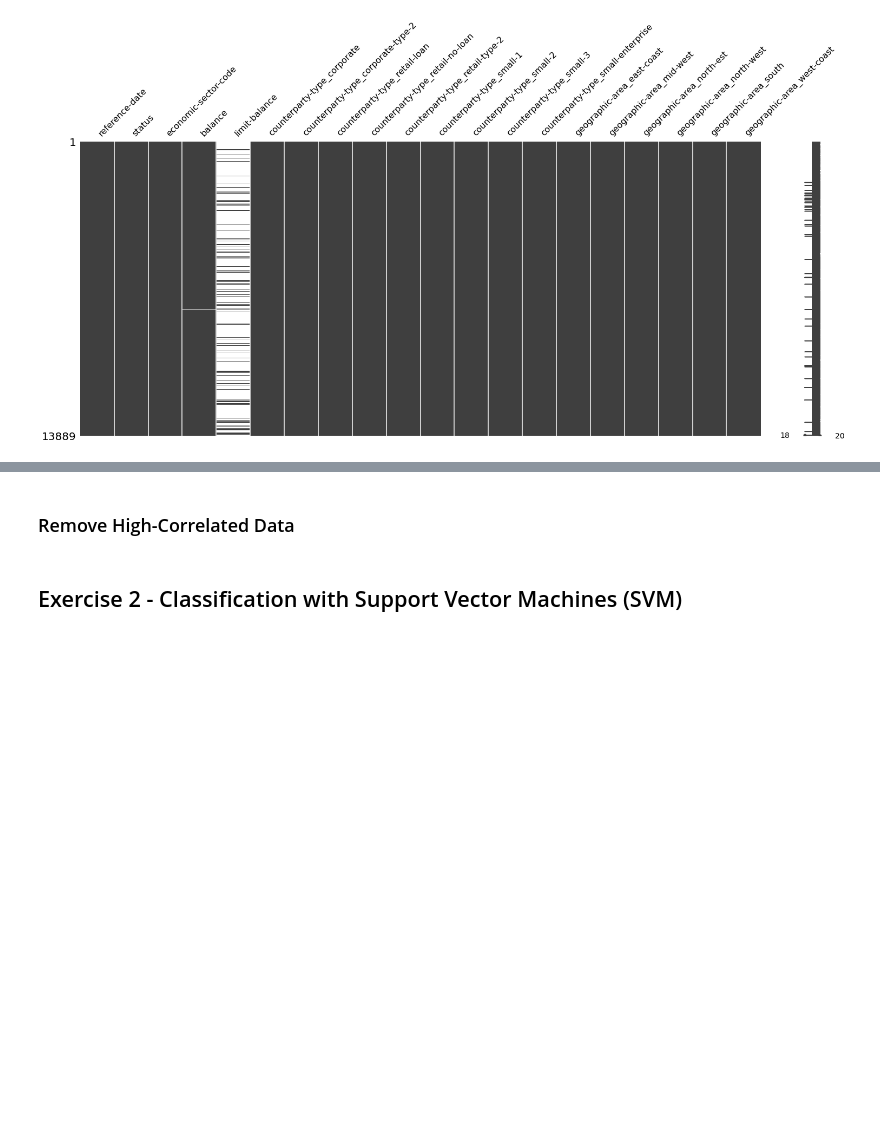
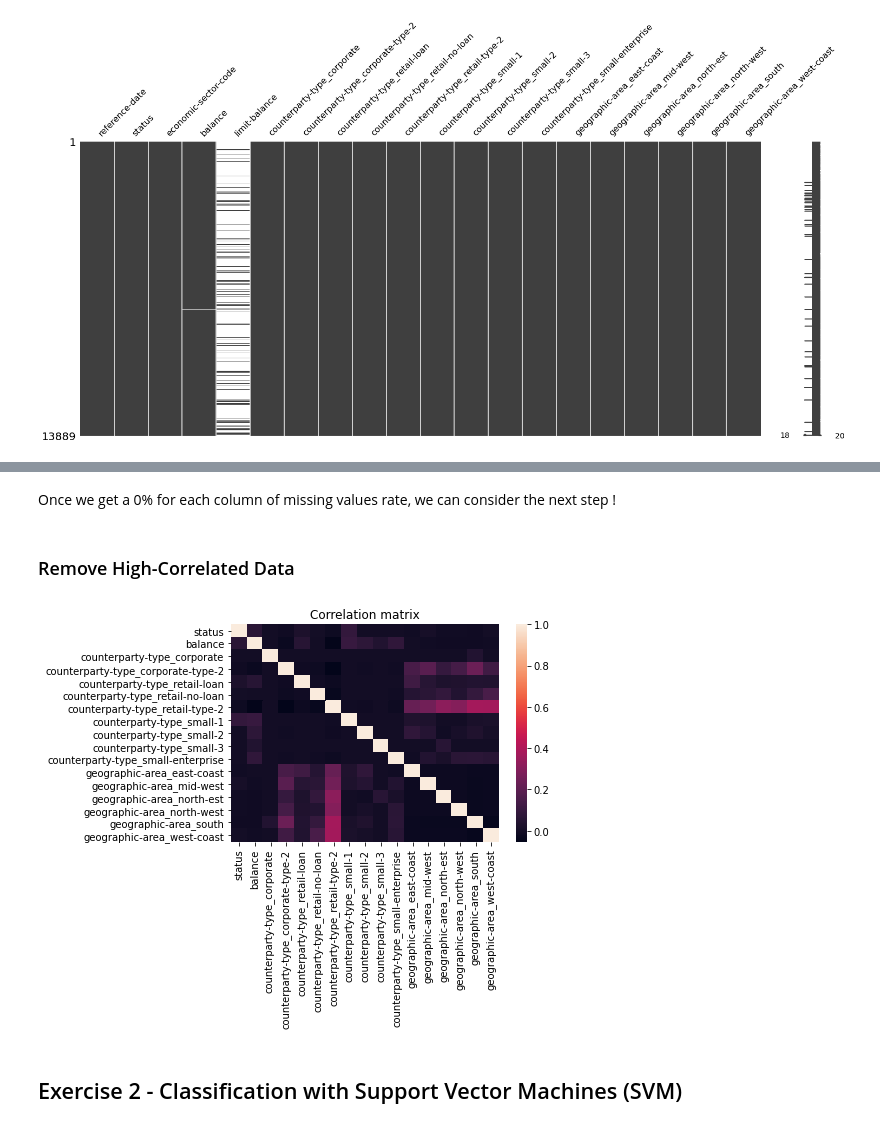
Before and after one commit to lcsrodriguez/intro-ml-assignment, a Jupyter notebook: assignment.ipynb, the cells around one changed output, grey strips where cells are left out. Cells and saved outputs as stored; diff of their text form; code cells hidden in the pictures; blank space fills up the shorter version.

Commit message:
Adding correlation part (beginning)

```diff
--- a/assignment.ipynb
+++ b/assignment.ipynb
@@ -352,0 +361,2 @@ msno.bar(X)
+# %%
+X.drop("limit-balance", axis=1, inplace=True)
@@ -352,0 +365,2 @@ msno.bar(X)
+# %%
+X["balance"].fillna(X["balance"].mean(), inplace=True)
@@ -353,2 +393,4 @@ msno.bar(X)
+# %% [markdown]
+Once we get a 0% for each column of missing values rate, we can consider the next step !
 # %% [markdown]
 ### Remove High-Correlated Data
@@ -357,3 +397,11 @@ msno.bar(X)
+# %%
+import seaborn as sns
+import matplotlib.pyplot as plt
+sns.heatmap(X.corr(), annot=False)
+plt.title("Correlation matrix")
+plt.show()
+# %% [output]
+[figure, added]
 # %% [markdown]
 ## Exercise 2 - Classification with Support Vector Machines (SVM)
 # %% [markdown]
```
Also changed, not shown: parts of 7 cells of this notebook.
